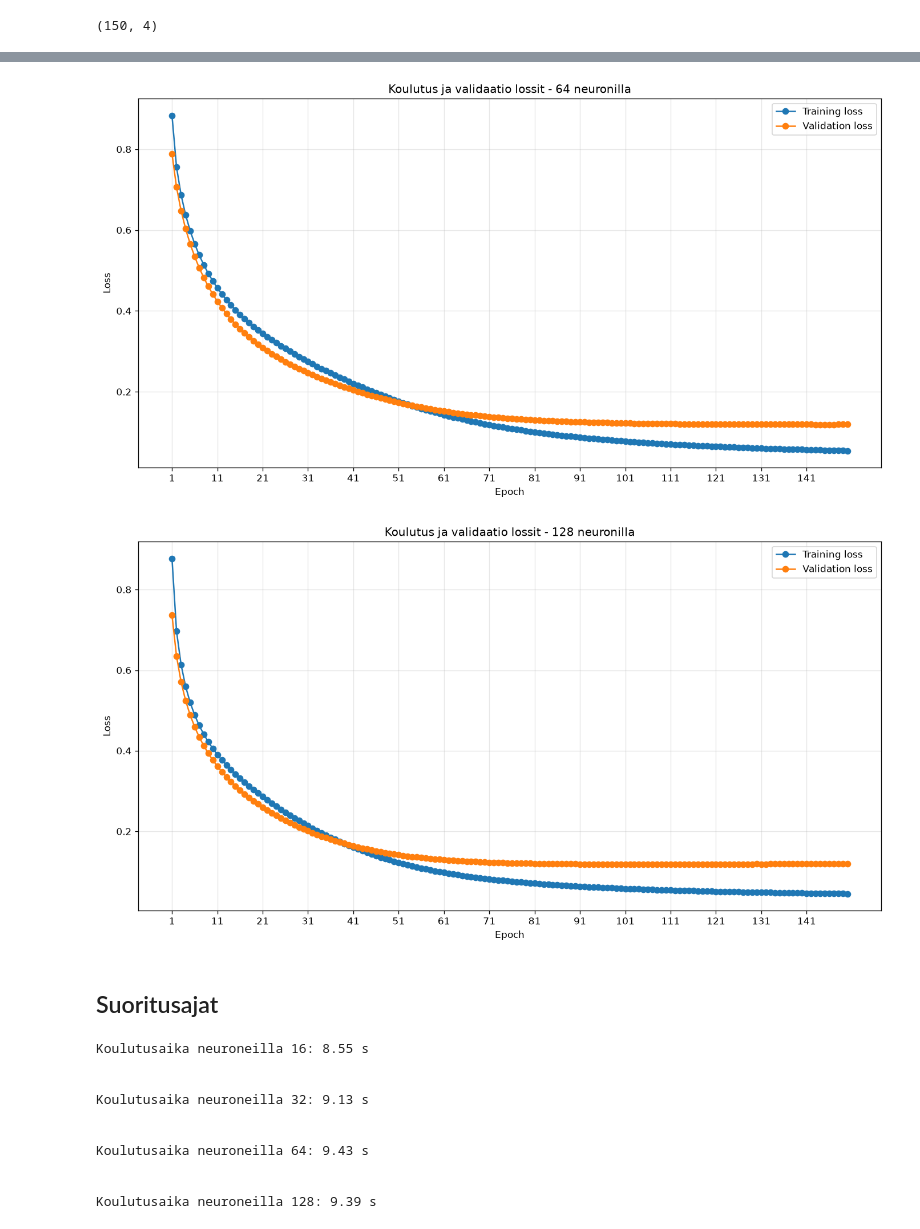
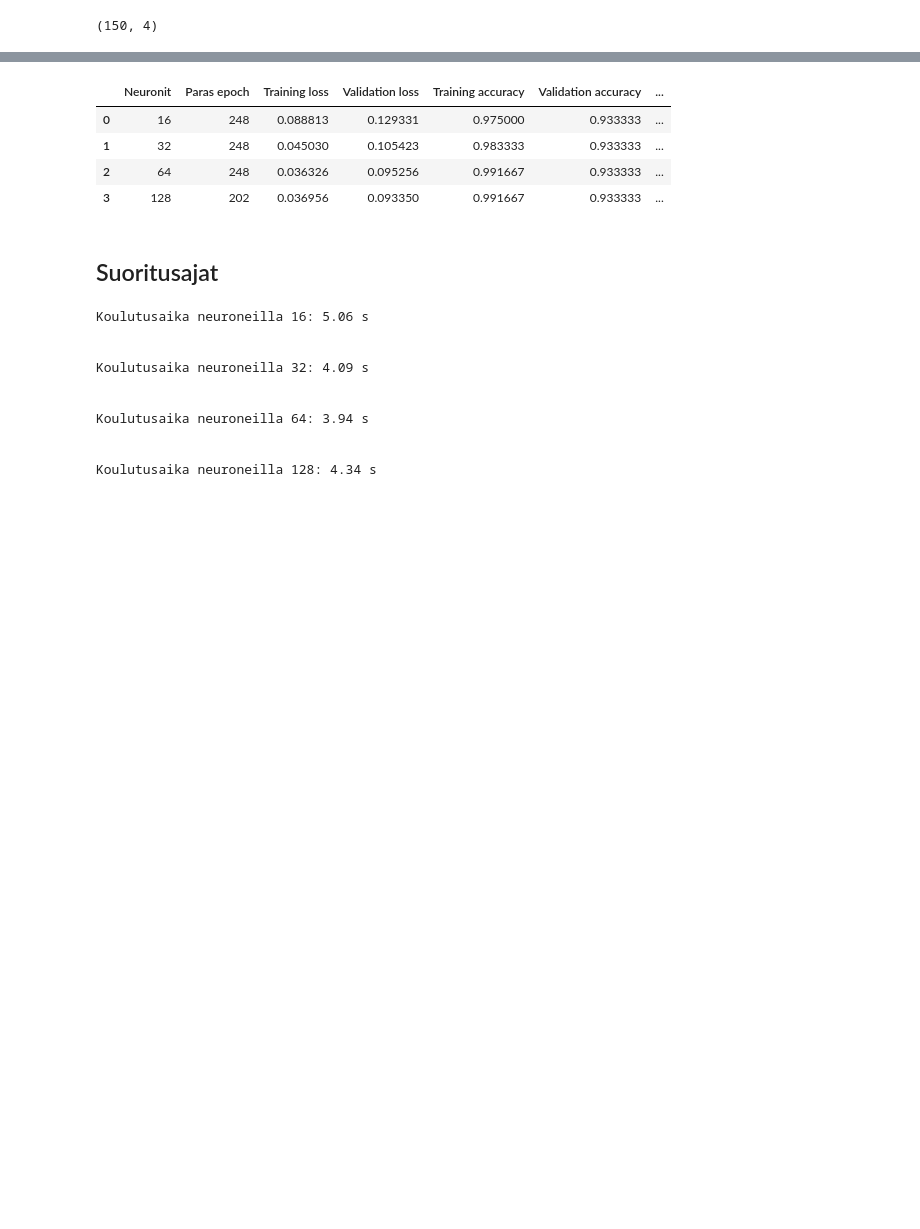
Before and after one commit to MustBeViable/neuroverkkokurssi, a Jupyter notebook: week1_FCN_Elias_Rinne.ipynb, the cells around one changed output, grey strips where cells are left out. Cells and saved outputs as stored; diff of their text form; code cells hidden in the pictures; blank space fills up the shorter version.

Commit message:
fix: swap tensorflow to torch and rerun tests/trains and also a lot of fixes to markdowns due passing

```diff
--- a/week1_FCN_Elias_Rinne.ipynb
+++ b/week1_FCN_Elias_Rinne.ipynb
@@ -238,6 +242,6 @@ I0000 00:00:1792756127.447081 2127990 pluggable_device_factory.cc:271] Created T
 # Alustetaan mallit samalla optimoijalla.
 
 for model in model_list:
-    model.compile(optimizer='rmsprop',
+    model.compile(optimizer=keras.optimizers.RMSprop(learning_rate=0.001),   ## Määritetään eksplisiittisesti learningrate selkeyden vuoksi
                   loss='categorical_crossentropy',
                   metrics=['accuracy'])
@@ -259,21 +250,17 @@ early_stop = keras.callbacks.EarlyStopping(
 # %%
 import time
 
-
-
 # Sovitetaan mallit ja luodaan jokaiselle oma historia.
-
-neurons = 16  # ensimmäisen mallin mukaan ja kertomalla 2 saadaan oikeat nimet malleille
 
 histories = []
 training_times = []
 
+## Verbose=0 piilottaa epochit, jotta ei täytä notebookkia
 for model in model_list:
+    keras.utils.set_random_seed(0)
     start = time.perf_counter()
-    history = model.fit(x_shuffled, y_shuffled, epochs=150, validation_split=0.2)
+    history = model.fit(x_shuffled, y_shuffled, epochs=250, batch_size=32, validation_split=0.2, verbose=0)
     histories.append(history)
 
     elapsed = time.perf_counter() - start
-    training_time = f"Koulutusaika neuroneilla {neurons}: {elapsed:.2f} s"
-    training_times.append(training_time)
-    neurons *= 2
+    training_times.append(elapsed)
@@ -301,26 +267,25 @@ Epoch 150/150
 # %%
-import matplotlib.pyplot as plt
+results = []
 
-neurons = 16
+## HUOM AI:lta pyydetty koodinpätkä, että saadaan data järkevästi vertailtavaan muotoon.
+## Epäonnistuin ite täs liian monta kertaa, joten pyysin korjaamaan.
+for neurons, history, elapsed in zip(
+    [16, 32, 64, 128], histories, training_times
+):
+    # Etsitään pienimmän validation lossin epoch (jätin tän kun ite en tiennyt mitä tässä tarkalleen tapahtuu)
+    best_idx = np.argmin(history.history["val_loss"])
 
-for history in histories:
-    epochs = range(1, len(history.history["loss"]) + 1)
+    results.append({
+        "Neuronit": neurons,
+        "Paras epoch": best_idx + 1,
+        "Training loss": history.history["loss"][best_idx],
+        "Validation loss": history.history["val_loss"][best_idx],
+        "Training accuracy": history.history["accuracy"][best_idx],
+        "Validation accuracy": history.history["val_accuracy"][best_idx],
+        "Koulutusaika (s)": elapsed
+    })
 
-    plt.figure(figsize=(14, 7), dpi=120)
+results_df = pd.DataFrame(results)
 
-    plt.plot(epochs, history.history["loss"],
-             marker="o", label="Training loss")
-    plt.plot(epochs, history.history["val_loss"],
-             marker="o", label="Validation loss")
-
-    plt.xlabel("Epoch")
-    plt.ylabel("Loss")
-    plt.title(f"Koulutus ja validaatio lossit - {neurons} neuronilla")
-
-    plt.xticks(range(1, len(epochs) + 1, 10))
-    plt.grid(True, alpha=0.3)
-    plt.legend()
-    plt.show()
-
-    neurons *= 2
+display(results_df)
 # %% [output]
@@ -329,18 +292,21 @@ for history in histories:
-[figure, removed]
-[figure, removed]
+|  | Neuronit | Paras epoch | Training loss | Validation loss | Training accuracy | Validation accuracy | ... |
+| 0 | 16 | 248 | 0.088813 | 0.129331 | 0.975000 | 0.933333 | ... |
+| 1 | 32 | 248 | 0.045030 | 0.105423 | 0.983333 | 0.933333 | ... |
+| 2 | 64 | 248 | 0.036326 | 0.095256 | 0.991667 | 0.933333 | ... |
+| 3 | 128 | 202 | 0.036956 | 0.093350 | 0.991667 | 0.933333 | ... |
 # %% [markdown]
 ## Suoritusajat
 # %%
-for training_time in training_times:
-    print(f"\n{training_time}\n")
+for neurons, training_time in zip([16, 32, 64, 128], training_times):
+    print(f"\nKoulutusaika neuroneilla {neurons}: {training_time:.2f} s\n")
 # %% [output]
-Koulutusaika neuroneilla 16: 8.55 s
+Koulutusaika neuroneilla 16: 5.06 s
 
 
-Koulutusaika neuroneilla 32: 9.13 s
+Koulutusaika neuroneilla 32: 4.09 s
 
 
-Koulutusaika neuroneilla 64: 9.43 s
+Koulutusaika neuroneilla 64: 3.94 s
 
 
-Koulutusaika neuroneilla 128: 9.39 s
+Koulutusaika neuroneilla 128: 4.34 s
```
Also changed, not shown: parts of 33 cells of this notebook.
